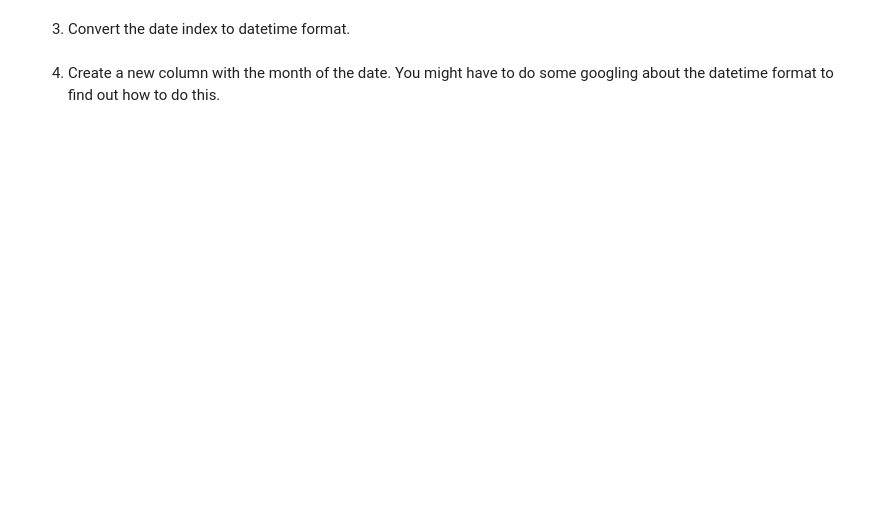
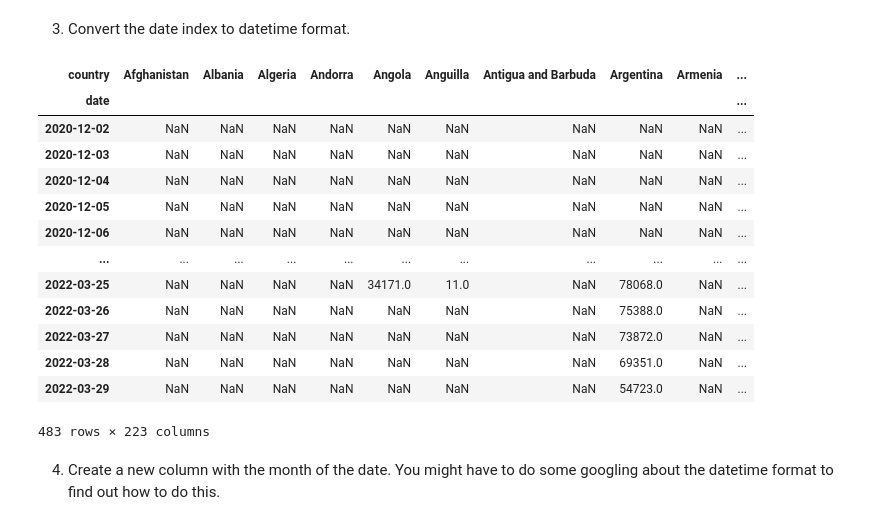
Before and after one commit to fenyx-it-academy/Class7-DataManipulation-Module-Week19, a Jupyter notebook: assignment3.ipynb, the cells around one changed output. Cells and saved outputs as stored; diff of their text form; code cells hidden in the pictures; blank space fills up the shorter version.

```diff
--- a/assignment3.ipynb
+++ b/assignment3.ipynb
@@ -28,5 +69,23 @@ df = pd.read_csv("/path/to/country_vaccinations.csv")
 3. Convert the date index to datetime format.
 # %%
 # YOUR CODE HERE
+
+pv.index = pd.to_datetime(pv.index)
+pv
+# %% [output]
+| country | Afghanistan | Albania | Algeria | Andorra | Angola | Anguilla | Antigua and Barbuda | Argentina | Armenia | ... |
+| date |  |  |  |  |  |  |  |  |  | ... |
+| 2020-12-02 | NaN | NaN | NaN | NaN | NaN | NaN | NaN | NaN | NaN | ... |
+| 2020-12-03 | NaN | NaN | NaN | NaN | NaN | NaN | NaN | NaN | NaN | ... |
+| 2020-12-04 | NaN | NaN | NaN | NaN | NaN | NaN | NaN | NaN | NaN | ... |
+| 2020-12-05 | NaN | NaN | NaN | NaN | NaN | NaN | NaN | NaN | NaN | ... |
+| 2020-12-06 | NaN | NaN | NaN | NaN | NaN | NaN | NaN | NaN | NaN | ... |
+| ... | ... | ... | ... | ... | ... | ... | ... | ... | ... | ... |
+| 2022-03-25 | NaN | NaN | NaN | NaN | 34171.0 | 11.0 | NaN | 78068.0 | NaN | ... |
+| 2022-03-26 | NaN | NaN | NaN | NaN | NaN | NaN | NaN | 75388.0 | NaN | ... |
+| 2022-03-27 | NaN | NaN | NaN | NaN | NaN | NaN | NaN | 73872.0 | NaN | ... |
+| 2022-03-28 | NaN | NaN | NaN | NaN | NaN | NaN | NaN | 69351.0 | NaN | ... |
+| 2022-03-29 | NaN | NaN | NaN | NaN | NaN | NaN | NaN | 54723.0 | NaN | ... |
+483 rows × 223 columns
 # %% [markdown]
 4. Create a new column with the month of the date. You might have to do some googling about the datetime format to find out how to do this.
```
Also changed, not shown: parts of 11 cells of this notebook, 2 other files.
